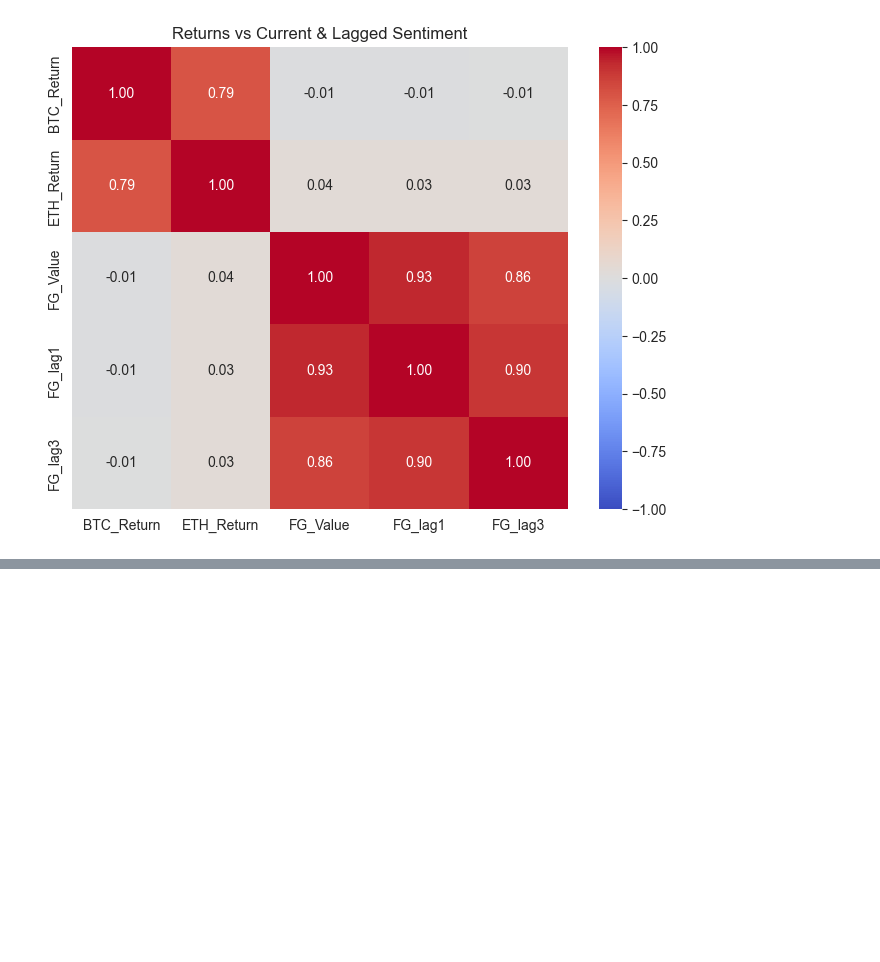
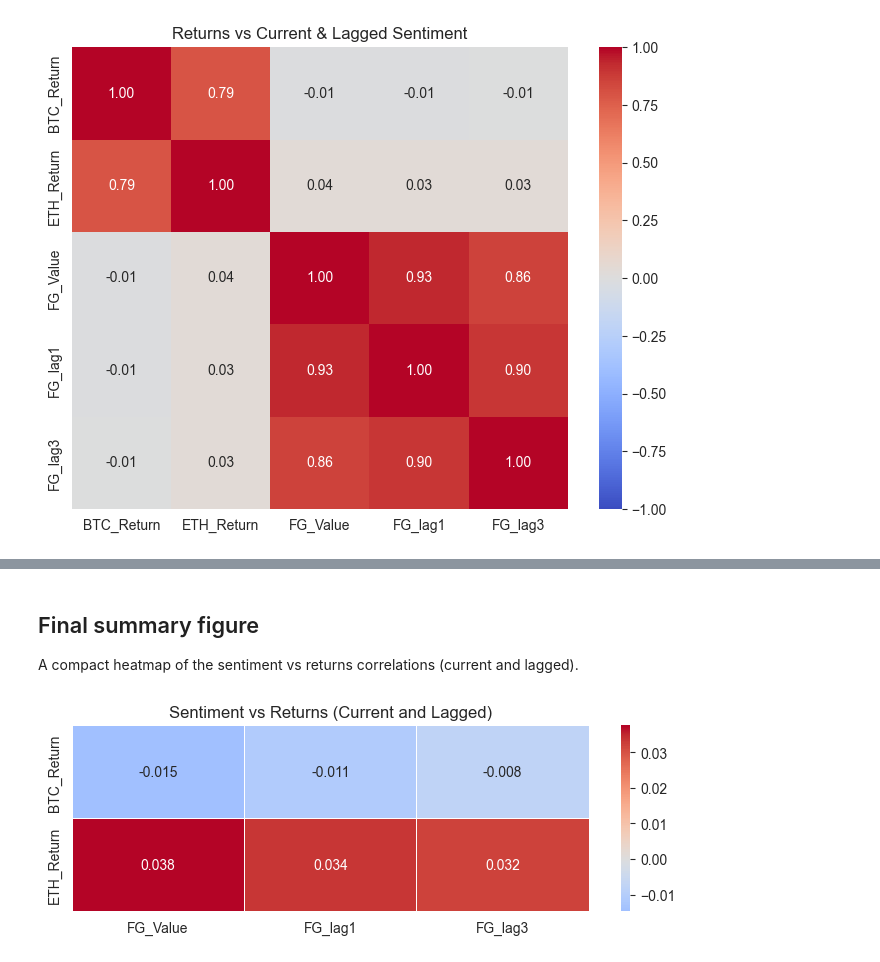
Before and after one commit to Reshal-006/crypto-sentiment-eda, a Jupyter notebook: notebooks/03_eda.ipynb, the cells around one changed output, grey strips where cells are left out. Drawn from its saved outputs; the diff is of its cells as text; code cells hidden in the pictures; blank space fills up the shorter version.

```diff
--- a/notebooks/03_eda.ipynb
+++ b/notebooks/03_eda.ipynb
@@ -135,0 +294,31 @@ plt.show()
+# %% [markdown]
+## Final summary figure
+A compact heatmap of the sentiment vs returns correlations (current and lagged).
+# %%
+df = ensure_df().copy()
+
+df["FG_lag1"] = df["FG_Value"].shift(1)
+df["FG_lag3"] = df["FG_Value"].shift(3)
+
+corr_targets = ["BTC_Return", "ETH_Return"]
+sent_cols = ["FG_Value", "FG_lag1", "FG_lag3"]
+corr_table = df[corr_targets + sent_cols].corr().loc[corr_targets, sent_cols]
+
+plt.figure(figsize=(7, 2.6))
+sns.heatmap(
+    corr_table,
+    annot=True,
+    fmt=".3f",
+    cmap="coolwarm",
+    center=0,
+    cbar=True,
+    linewidths=0.5,
+    linecolor="white",
+)
+plt.title("Sentiment vs Returns (Current and Lagged)")
+plt.ylabel("")
+plt.xlabel("")
+plt.tight_layout()
+plt.show()
+# %% [output]
+[figure, added]
```
Also changed, not shown: parts of 27 cells of this notebook, 2 other files.
